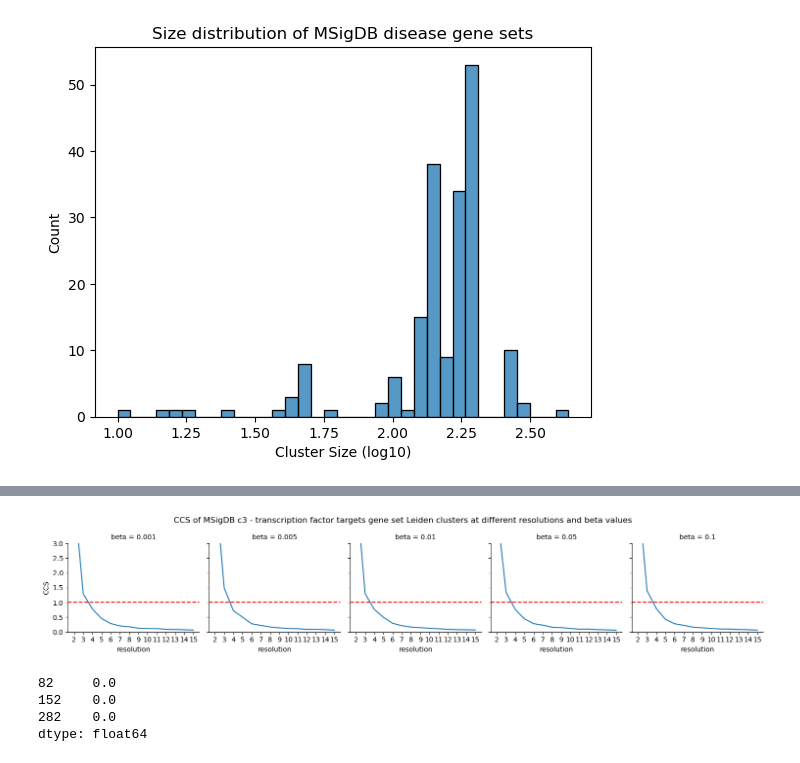
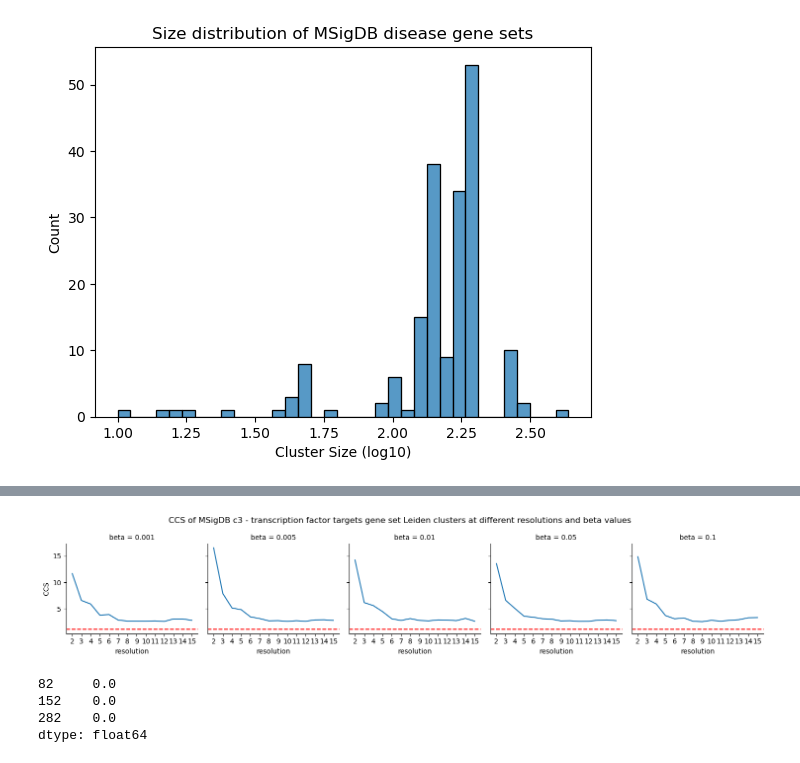
Before and after one commit to ViHoller/regulomeClustering, a Jupyter notebook: analyse_clusters.ipynb, the cells around one changed output, grey strips where cells are left out. Cells and saved outputs as stored; diff of their text form; code cells hidden in the pictures.

```diff
--- a/analyse_clusters.ipynb
+++ b/analyse_clusters.ipynb
@@ -95,12 +94,20 @@ Text(0.5, 23.52222222222222, 'Cluster Size (log10)')
 
 threshold = 0.01
 
-def calculate_CCS(enrichment_dict, threshold=0.01):
+def calculate_CCS(enrichment_dict, threshold=0.05):
     CCS_df = pd.DataFrame()
-
     for (res, betas) in enrichment_dict.items():
         for (beta, cluster_enrichments) in betas.items():
-            enriched = [cluster[0][cluster[0]['FDR'] < threshold] for cluster in cluster_enrichments[0].values()]
+            enriched = list()
+            for cluster in cluster_enrichments[0].values():
+                cluster=cluster[0]
+                enriched_paths = cluster[cluster['FDR'] < threshold]
+                if enriched_paths.empty:
+                    continue
+                enriched.append(enriched_paths[:][['pathway_id', 'FDR']])
+
+
+            # enriched = [cluster[0][cluster[0]['FDR'] < threshold] for cluster in cluster_enrichments[0].values()]
             n_enriched_clusters = len(enriched)
             if n_enriched_clusters == 0:
                 CCS_df = pd.concat([CCS_df, pd.DataFrame({'resolution': [res], 'beta': [beta], 'CCS': [0]})])
@@ -109,8 +116,18 @@ def calculate_CCS(enrichment_dict, threshold=0.01):
             avg_set_per_cluster = len(enriched_df) / n_enriched_clusters
             avg_cluster_per_set = enriched_df.groupby('pathway_id')['pathway_id'].count().mean()
             CCS = avg_set_per_cluster / avg_cluster_per_set
-            CCS_df = pd.concat([CCS_df, pd.DataFrame({'resolution': [res], 'beta': [beta], 'avg_s/c': avg_set_per_cluster, 'avg_c/s':avg_cluster_per_set, 'CCS': [CCS]})])
+            CCS_df = pd.concat([CCS_df, pd.DataFrame({'resolution': [res],
+                                                      'beta': [beta],
+                                                      'n_clusters': len(cluster_enrichments[0]),
+                                                      'n_enriched': n_enriched_clusters ,
+                                                      'avg_s/c': avg_set_per_cluster,
+                                                      'avg_c/s':avg_cluster_per_set,
+                                                      'CCS': [CCS]})])
     return CCS_df
 
 
 CCSs = calculate_CCS(msigdb_c3_tft_clust)
+# %%
+CCSs['Error'] = CCSs['avg_s/c'] + CCSs['avg_c/s'] - 2
+
+CCSs.sort_values('resolution')
@@ -117,13 +172,13 @@ CCSs = calculate_CCS(msigdb_c3_tft_clust)
 # %%
 fig = sns.FacetGrid(CCSs, col='beta')
 fig.map(sns.lineplot, 'resolution', 'CCS')
 fig.set(xticks=CCSs['resolution'].unique())
-fig.set(ybound=[0,3])
+# fig.set(ybound=[0,3])
 fig.refline(y=1, color='red')
 fig.fig.subplots_adjust(top=0.8)
 fig.fig.suptitle("CCS of MSigDB c3 - transcription factor targets gene set Leiden clusters at different resolutions and beta values")
 
 fig.savefig('img.png')
 # %% [output]
-[figure, old version]
+[figure, new version]
 # %%
```
Also changed, not shown: parts of 7 cells of this notebook, 3 other files.
